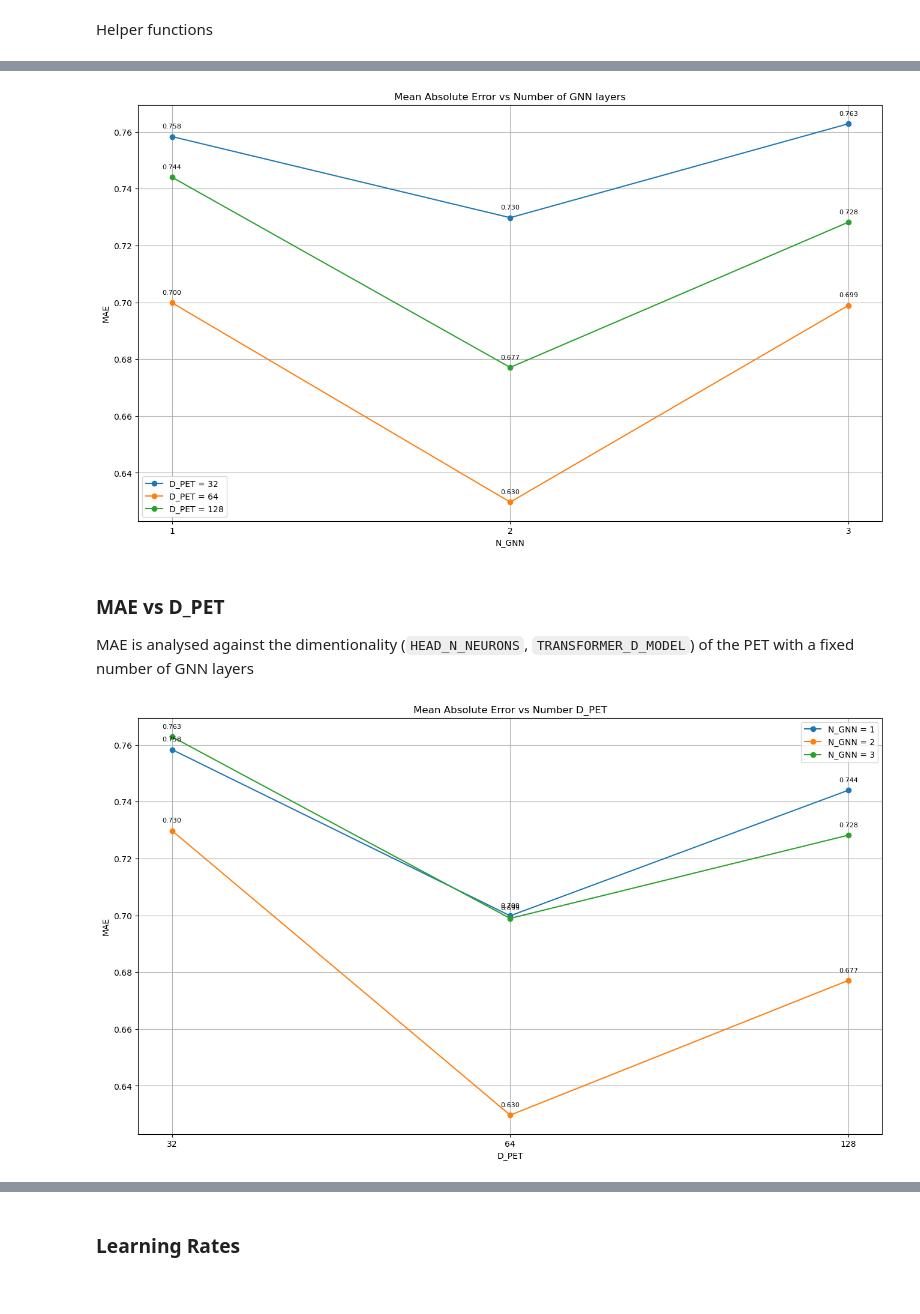
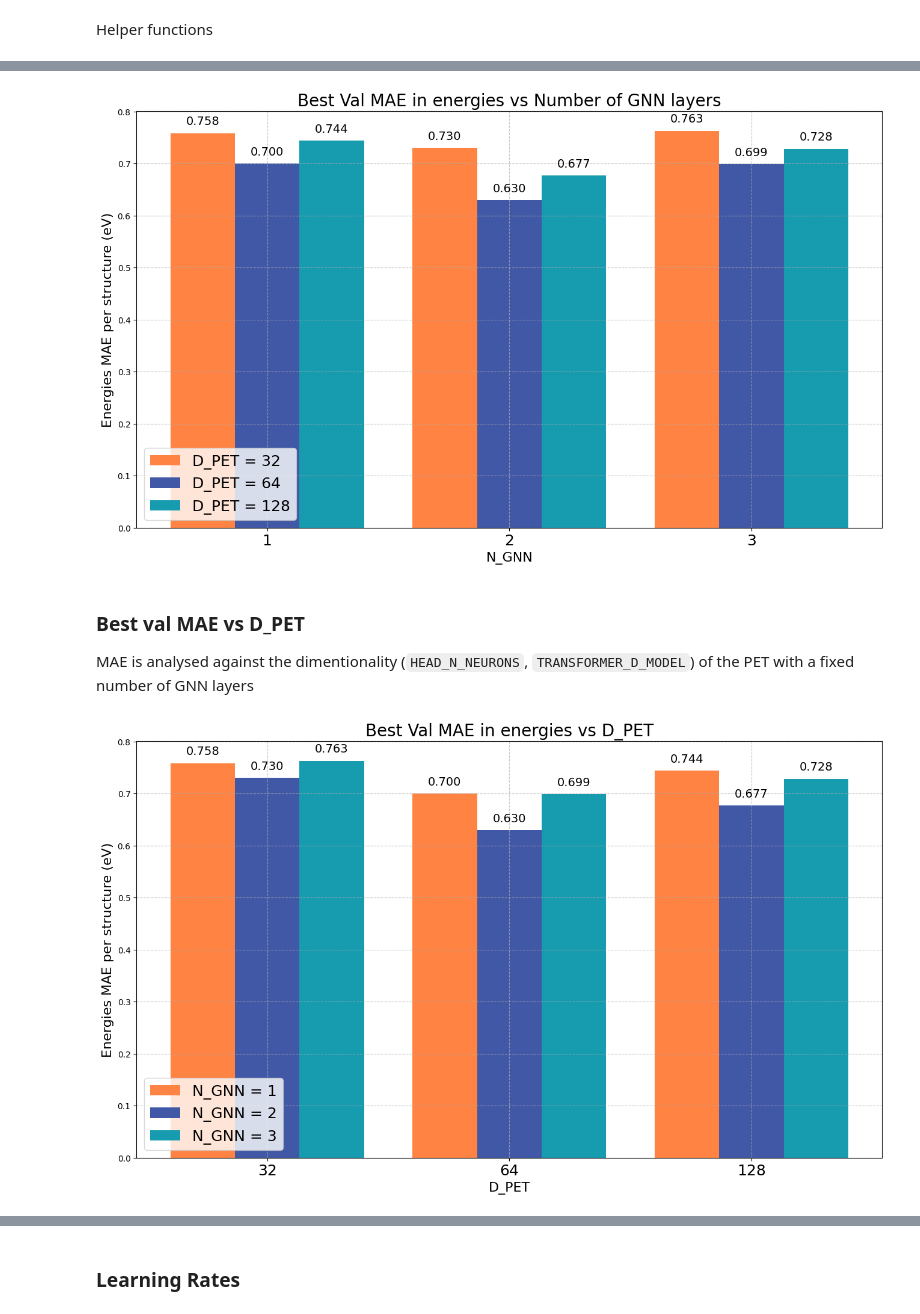
Before and after one commit to tulga-rdn/pet, a Jupyter notebook: plot_mae_nggn.ipynb, the cells around one changed output, grey strips where cells are left out. Drawn from its saved outputs; the diff is of its cells as text; code cells hidden in the pictures.

Commit message:
Add RMSE, improve plots

```diff
--- a/plot_mae_nggn.ipynb
+++ b/plot_mae_nggn.ipynb
@@ -17,12 +17,15 @@ def sort_key(name):
     """
     return [int(text) if text.isdigit() else text for text in re.split(r"(\d+)", name)]
 # %%
-def get_best_maes(folders, keys):
+def get_val_best_error(folders, keys):
     """
-    Extract the value of best MAE from the summary.txt
+    Extract the value of best MAE/RMSE from the summary.txt
     """
-    target_phrase = "best val mae in energies per structure:"
+    target_phrase_mae = "best val mae in energies per structure:"
+    target_phrase_rmse = "best val rmse in energies per structure:"
+
     best_maes = {}
+    best_rmse = {}
 
     for index, folder in enumerate(folders):
         path = os.path.join(folder, "results")
@@ -41,9 +44,14 @@ def get_best_maes(folders, keys):
 
         with open(summary_file_path, "r") as file:
             for line in file:
-                if target_phrase in line:
+                if target_phrase_mae in line:
                     best_maes[str(keys[index])] = float(
-                        line.split(target_phrase)[-1].split()[0]
+                        line.split(target_phrase_mae)[-1].split()[0]
                     )
 
-    return best_maes
+                if target_phrase_rmse in line:
+                    best_rmse[str(keys[index])] = float(
+                        line.split(target_phrase_rmse)[-1].split()[0]
+                    )
+
+    return best_maes, best_rmse
@@ -50 +133,5 @@ def get_best_maes(folders, keys):
+# %%
+best_maes_n1, best_rmse_n1 = get_val_best_error(folders=folders_n1, keys=D_PET)
+best_maes_n2, best_rmse_n2 = get_val_best_error(folders=folders_n2, keys=D_PET)
+best_maes_n3, best_rmse_n3 = get_val_best_error(folders=folders_n3, keys=D_PET)
 # %% [markdown]
@@ -78,56 +141,34 @@ def plot(x_values, y_values_list, labels, title, xlabel, ylabel):
 # %%
-folders_32 = ["run_1_32", "run_2_32", "run_3_32"]
-folders_64 = ["run_1_64", "run_2_64", "run_3_64"]
-folders_128 = ["run_1_128", "run_2_128", "run_3_128"]
-
-N_GNNs = [1, 2, 3]
-
-best_maes_32 = get_best_maes(folders=folders_32, keys=N_GNNs)
-best_maes_64 = get_best_maes(folders=folders_64, keys=N_GNNs)
-best_maes_128 = get_best_maes(folders=folders_128, keys=N_GNNs)
-
-x_values = list(best_maes_32.keys())
 y_values_32 = list(best_maes_32.values())
 y_values_64 = list(best_maes_64.values())
 y_values_128 = list(best_maes_128.values())
 
-plot(
-    x_values,
+plot_bars(
+    N_GNNs,
     [y_values_32, y_values_64, y_values_128],
     ['D_PET = 32', 'D_PET = 64', 'D_PET = 128'],
-    title="Mean Absolute Error vs Number of GNN layers",
+    title="Best Val MAE in energies vs Number of GNN layers",
     xlabel="N_GNN",
-    ylabel="MAE"
+    ylabel="Energies MAE per structure (eV)",
 )
 # %% [output]
-[figure, old version]
+[figure, new version]
 # %% [markdown]
-### MAE vs D_PET
+### Best val MAE vs D_PET
 
 MAE is analysed against the dimentionality (`HEAD_N_NEURONS`, `TRANSFORMER_D_MODEL`) of the PET with a fixed number of GNN layers
 # %%
-folders_n1 = ["run_1_32", "run_1_64", "run_1_128"]
-folders_n2 = ["run_2_32", "run_2_64", "run_2_128"]
-folders_n3 = ["run_3_32", "run_3_64", "run_3_128"]
-
-D_PET = [32, 64, 128]
-
-best_maes_n1 = get_best_maes(folders=folders_n1, keys=D_PET)
-best_maes_n2 = get_best_maes(folders=folders_n2, keys=D_PET)
-best_maes_n3 = get_best_maes(folders=folders_n3, keys=D_PET)
-
-x_values = list(best_maes_n1.keys())
 y_values_n1 = list(best_maes_n1.values())
 y_values_n2 = list(best_maes_n2.values())
 y_values_n3 = list(best_maes_n3.values())
 
-plot(
-    x_values,
+plot_bars(
+    D_PET,
     [y_values_n1, y_values_n2, y_values_n3],
     ['N_GNN = 1', 'N_GNN = 2', 'N_GNN = 3'],
-    title="Mean Absolute Error vs Number D_PET",
+    title="Best Val MAE in energies vs D_PET",
     xlabel="D_PET",
-    ylabel="MAE"
+    ylabel="Energies MAE per structure (eV)",
 )
 # %% [output]
-[figure, old version]
+[figure, new version]
```
Also changed, not shown: parts of 27 cells of this notebook.
